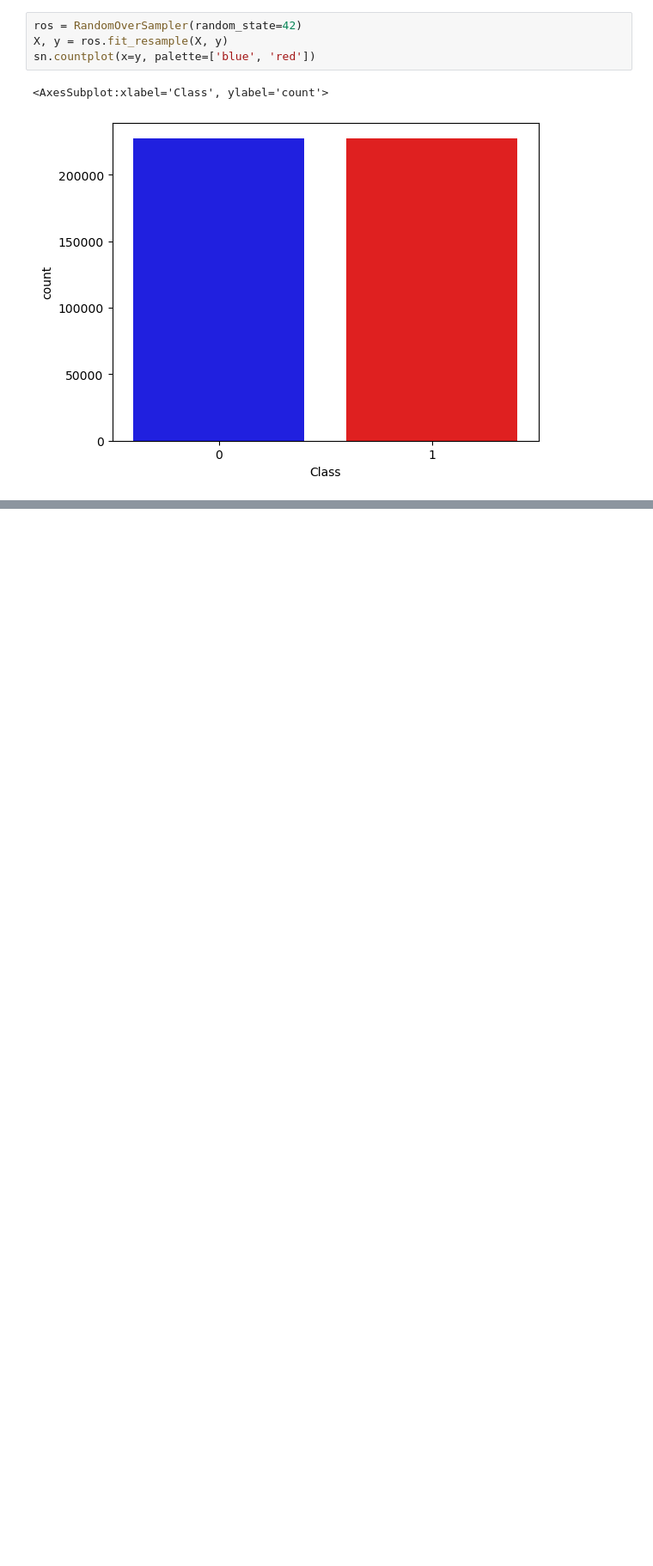
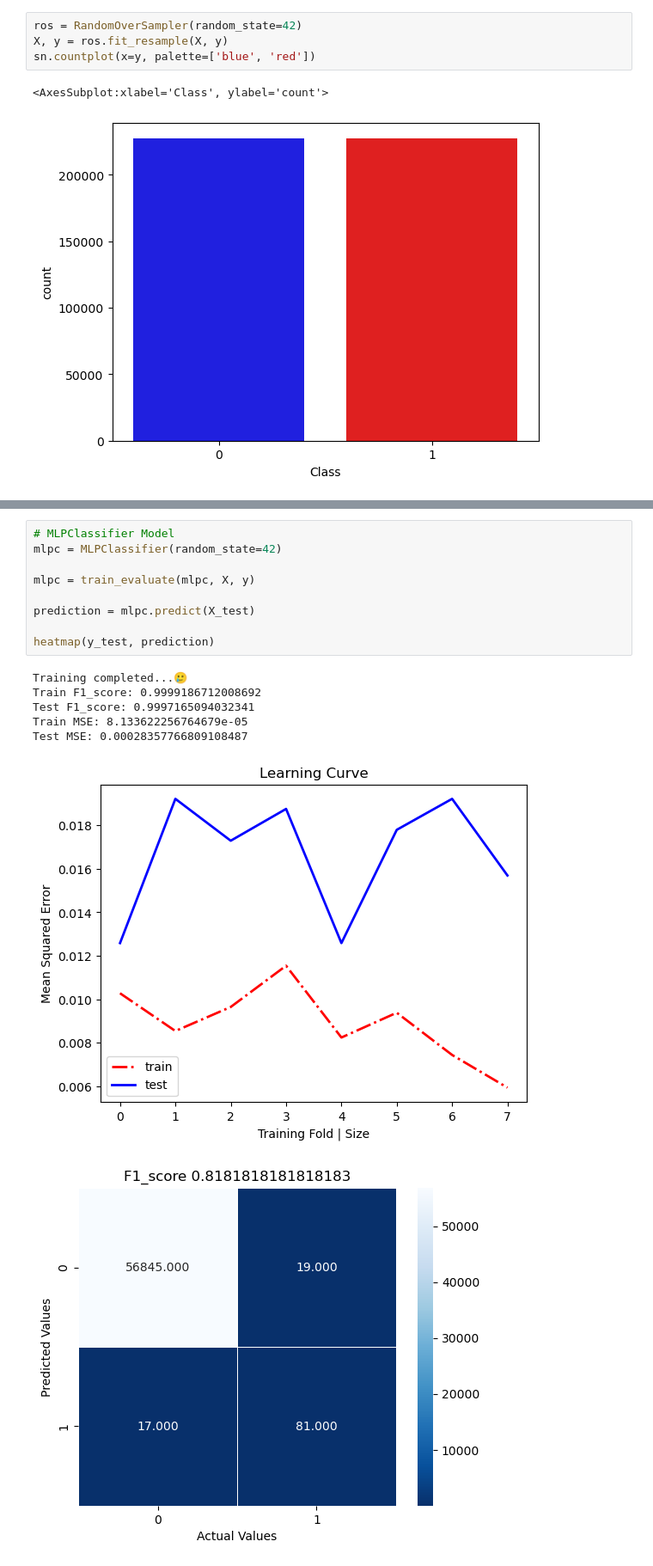
Before and after one commit to MuokaPWambua/CredictCardFraudDetectionModel, a Jupyter notebook: fdm.ipynb, the cells around one changed output, grey strips where cells are left out. Shown: that part at 86% size. Saved outputs shown, nothing was run; the diff lists cells and outputs as text; blank space fills up the shorter version.

```diff
--- a/fdm.ipynb
+++ b/fdm.ipynb
@@ -300,0 +249,17 @@ heatmap(y_test, y_pred_threshold)
+# %%
+# MLPClassifier Model
+mlpc = MLPClassifier(random_state=42)
+
+mlpc = train_evaluate(mlpc, X, y)
+
+prediction = mlpc.predict(X_test)
+
+heatmap(y_test, prediction)
+# %% [output]
+Training completed...🥲
+Train F1_score: 0.9999186712008692
+Test F1_score: 0.9997165094032341
+Train MSE: 8.133622256764679e-05
+Test MSE: 0.00028357766809108487
+[figure, added]
+[figure, added]
```
Also changed, not shown: parts of 55 cells of this notebook, 29 other files.
